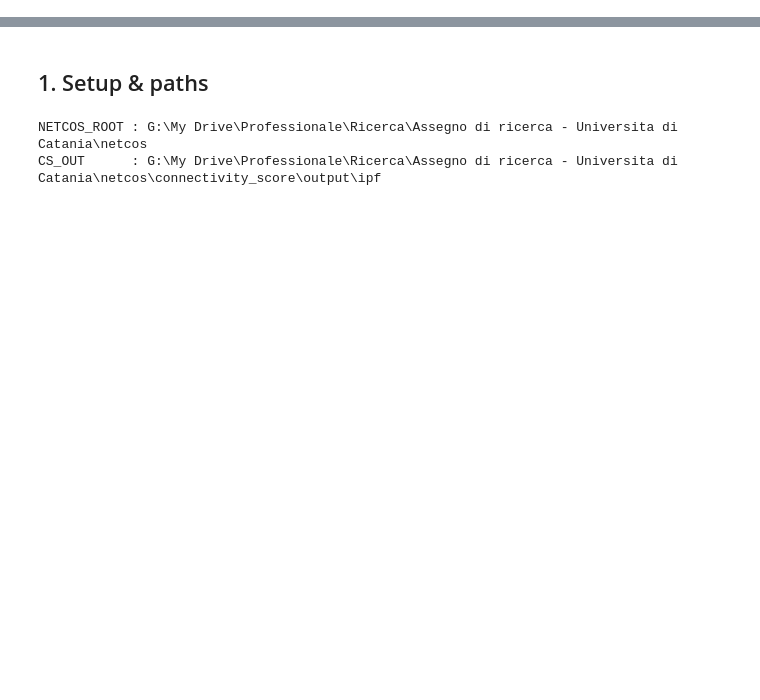
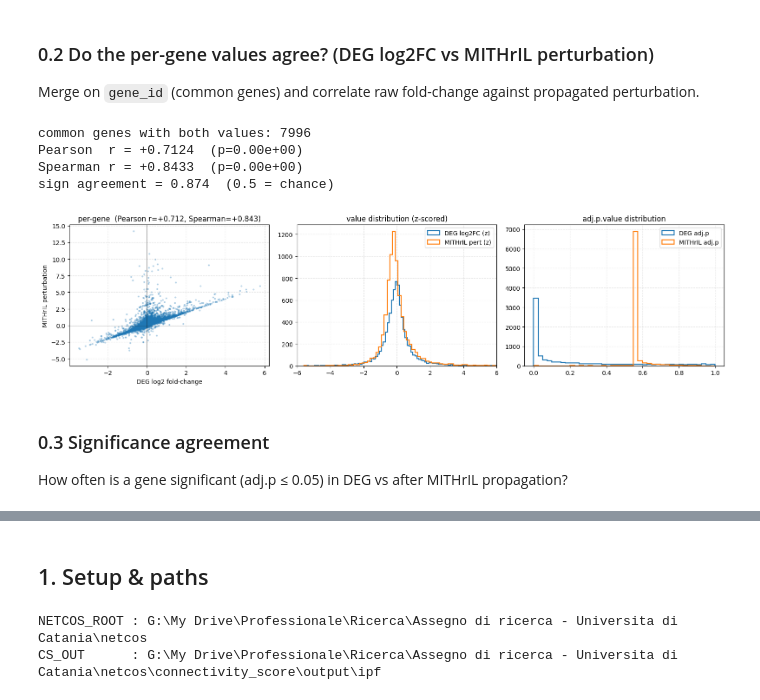
Before and after one commit to knowmics-lab/netcos, a Jupyter notebook: data_exploration/data_exploration_ipf_CS_and_rankings.ipynb, the cells around one changed output, grey strips where cells are left out. Saved outputs shown, nothing was run; the diff lists cells and outputs as text; code cells hidden in the pictures; blank space fills up the shorter version.

Commit message:
data exploration notebooks (IPF + als_NYGC)

```diff
--- a/data_exploration/data_exploration_ipf_CS_and_rankings.ipynb
+++ b/data_exploration/data_exploration_ipf_CS_and_rankings.ipynb
@@ -22,0 +93,45 @@ the validation thresholds operationally use — flagged for follow-up.)
+# %% [markdown]
+### 0.2 Do the per-gene values agree? (DEG log2FC vs MITHrIL perturbation)
+Merge on `gene_id` (common genes) and correlate raw fold-change against propagated perturbation.
+# %%
+m = pd.merge(deg[['gene_id','DE_log2_FC','adj.p.value']].rename(columns={'adj.p.value':'deg_adjp'}),
+             mith.loc[is_gene, ['gene_id','Perturbation','adj.p.value']].rename(columns={'adj.p.value':'mith_adjp'}),
+             on='gene_id', how='inner')
+m = m.replace([np.inf,-np.inf], np.nan).dropna(subset=['DE_log2_FC','Perturbation'])
+print('common genes with both values:', len(m))
+pear = stats.pearsonr(m['DE_log2_FC'], m['Perturbation'])
+spear = stats.spearmanr(m['DE_log2_FC'], m['Perturbation'])
+sign_agree = (np.sign(m['DE_log2_FC']) == np.sign(m['Perturbation'])).mean()
+print(f'Pearson  r = {pear.statistic:+.4f}  (p={pear.pvalue:.2e})')
+print(f'Spearman r = {spear.statistic:+.4f}  (p={spear.pvalue:.2e})')
+print(f'sign agreement = {sign_agree:.3f}  (0.5 = chance)')
+# %% [output]
+common genes with both values: 7996
+Pearson  r = +0.7124  (p=0.00e+00)
+Spearman r = +0.8433  (p=0.00e+00)
+sign agreement = 0.874  (0.5 = chance)
+# %%
+fig, ax = plt.subplots(1, 3, figsize=(16, 4.2))
+ax[0].scatter(m['DE_log2_FC'], m['Perturbation'], s=4, alpha=0.25)
+ax[0].axhline(0, color='k', lw=.6); ax[0].axvline(0, color='k', lw=.6)
+ax[0].set_xlabel('DEG log2 fold-change'); ax[0].set_ylabel('MITHrIL perturbation')
+ax[0].set_title(f'per-gene  (Pearson r={pear.statistic:+.3f}, Spearman={spear.statistic:+.3f})')
+ax[0].grid(ls='--', alpha=.3)
+ax[1].hist((m['DE_log2_FC']-m['DE_log2_FC'].mean())/m['DE_log2_FC'].std(), bins=120,
+           histtype='step', lw=1.6, label='DEG log2FC (z)')
+ax[1].hist((m['Perturbation']-m['Perturbation'].mean())/m['Perturbation'].std(), bins=120,
+           histtype='step', lw=1.6, label='MITHrIL pert (z)')
+ax[1].set_title('value distribution (z-scored)'); ax[1].legend(); ax[1].grid(ls='--', alpha=.3)
+ax[1].set_xlim(-6, 6)
+ax[2].hist(m['deg_adjp'], bins=40, histtype='step', lw=1.6, label='DEG adj.p')
+ax[2].hist(m['mith_adjp'], bins=40, histtype='step', lw=1.6, label='MITHrIL adj.p')
+ax[2].set_title('adj.p.value distribution'); ax[2].legend(); ax[2].grid(ls='--', alpha=.3)
+plt.tight_layout()
+os.makedirs(os.path.join(NETCOS_ROOT,'imgs','ipf_cs_exploration'), exist_ok=True)
+plt.savefig(os.path.join(NETCOS_ROOT,'imgs','ipf_cs_exploration','deg_vs_mith_signature.png'), dpi=120)
+plt.show()
+# %% [output]
+[figure, added]
+# %% [markdown]
+### 0.3 Significance agreement
+How often is a gene significant (adj.p ≤ 0.05) in DEG vs after MITHrIL propagation?
```
Also changed, not shown: parts of 21 cells of this notebook, 15 other files.
